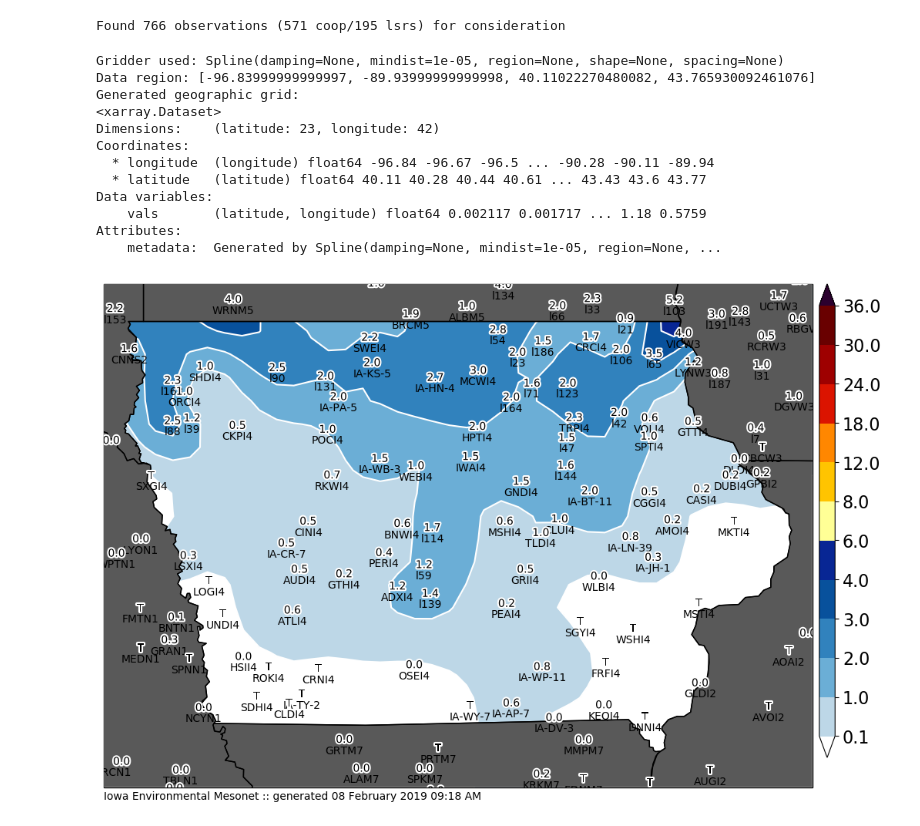
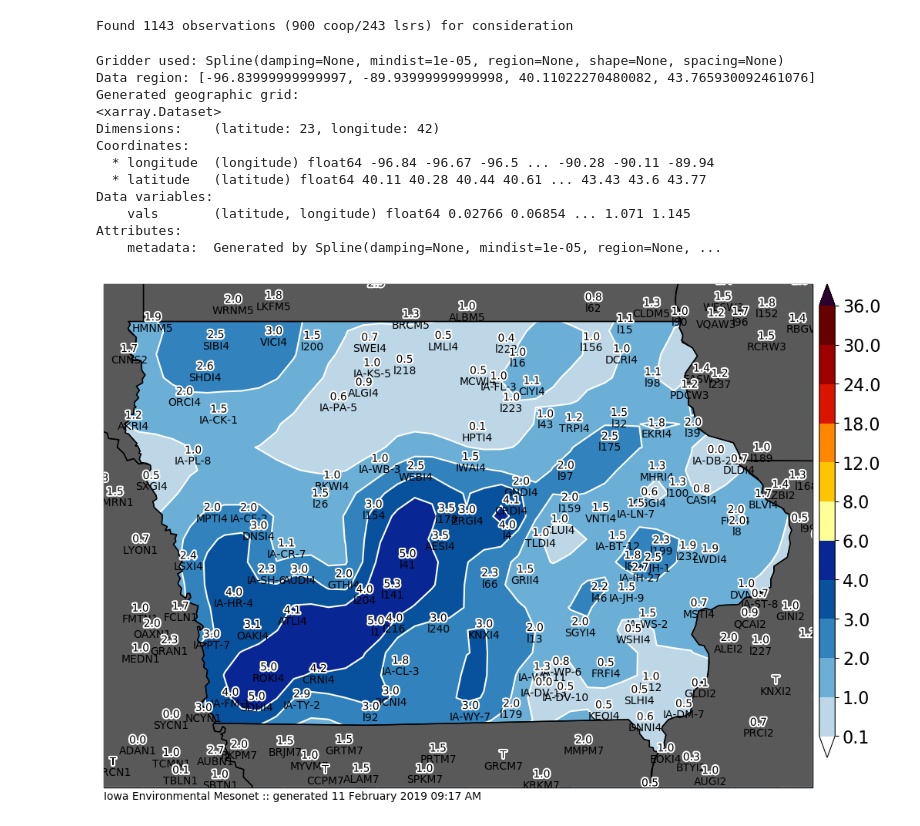
Before and after one commit to akrherz/DEV, a Jupyter notebook: coop/feature_snowfall_analysis.ipynb, the cells around one changed output. Cells and saved outputs as stored; diff of their text form; code cells hidden in the pictures.

```diff
--- a/coop/feature_snowfall_analysis.ipynb
+++ b/coop/feature_snowfall_analysis.ipynb
@@ -78,8 +78,8 @@ def get_coop(dates):
     IEM.close()
     return data
 
-crows = get_coop( ['2019-02-08', '2019-02-09'] )
-sts = utc(2019, 2, 7, 15)
+crows = get_coop( ['2019-02-10', '2019-02-11'] )
+sts = utc(2019, 2, 10, 18)
 ets = utc(2019, 2, 28, 12, 0)
 lrows = get_lsrs(sts, ets)
 
@@ -123,16 +123,13 @@ dfall = df
 #    dfall = pd.concat([df, pd.DataFrame(newrows)], ignore_index=True)
 dfall.set_index('label', inplace=True)
 # %% [output]
-Found 766 observations (571 coop/195 lsrs) for consideration
+Found 1143 observations (900 coop/243 lsrs) for consideration
 # %%
-cull = ['l148', 'SIBI4', 'IA-HD-5', 'DVNI4', 'MABM5', 'RANI4']
+cull = ['HSII4', 'l25', 'IA-AP-8', 'l114', 'DMX', 'LORI4', 'NHPI4', 'CINI4', 'l131', 'POCI4', 'PERI4', 'DAKI4', 'IA-PC-8', 'CKPI4', 'EVYI4']
 if cull:
     dfall.at[cull, 'useme'] = False
 
 hardcode = [
-    ('RKWI4', 0.7),
-    ('IA-PA-5', 2.),
-    ('GTTI4', 0.5),
 
            ]
 for sid, val in hardcode:
@@ -174,35 +171,35 @@ region = [min(ll[0], ul[0]), max(lr[0], ur[0]), min(ll[1], ul[1]), max(ul[1], ur
 print("Data region:", region)
 
 grid = grd.grid(
     region=region,
     spacing=spacing,
     projection=projection,
     dims=["latitude", "longitude"],
     data_names=["vals"],
 )
 print("Generated geographic grid:")
 print(grid)
 m.contourf(grid.longitude, grid.latitude, grid.vals, clevs, cmap=cmap)
 df_useme_plot = df_useme[(df_useme['val']>=0) & (df_useme['val']<12)]
 m.plot_values(
     df_useme_plot['lon'], df_useme_plot['lat'], df_useme_plot['datalabel'],
     '%s', labels=df_useme_plot.index.values,
     textsize=10, labeltextsize=10, labelbuffer=0)
 m.postprocess(filename='test.png')
 # %% [output]
 Gridder used: Spline(damping=None, mindist=1e-05, region=None, shape=None, spacing=None)
 Data region: [-96.83999999999997, -89.93999999999998, 40.11022270480082, 43.765930092461076]
 Generated geographic grid:
 <xarray.Dataset>
 Dimensions:    (latitude: 23, longitude: 42)
 Coordinates:
   * longitude  (longitude) float64 -96.84 -96.67 -96.5 ... -90.28 -90.11 -89.94
   * latitude   (latitude) float64 40.11 40.28 40.44 40.61 ... 43.43 43.6 43.77
 Data variables:
-    vals       (latitude, longitude) float64 0.002117 0.001717 ... 1.18 0.5759
+    vals       (latitude, longitude) float64 0.02766 0.06854 ... 1.071 1.145
 Attributes:
     metadata:  Generated by Spline(damping=None, mindist=1e-05, region=None, ...
-[figure, old version]
+[figure, new version]
 # %%
 # now we are ready to plot!
 
```
Also changed, not shown: parts of 2 cells of this notebook, 1 other file.
